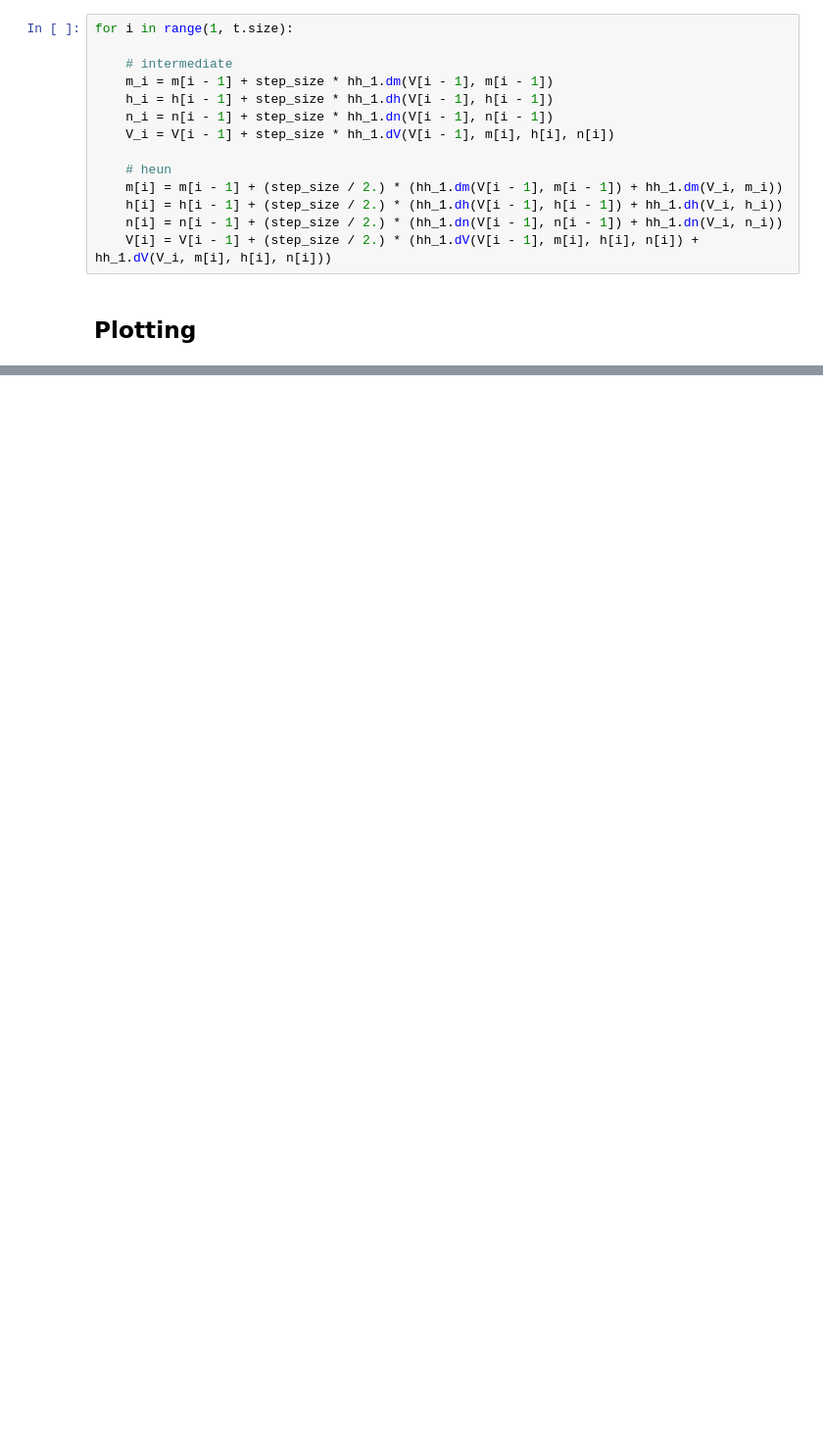
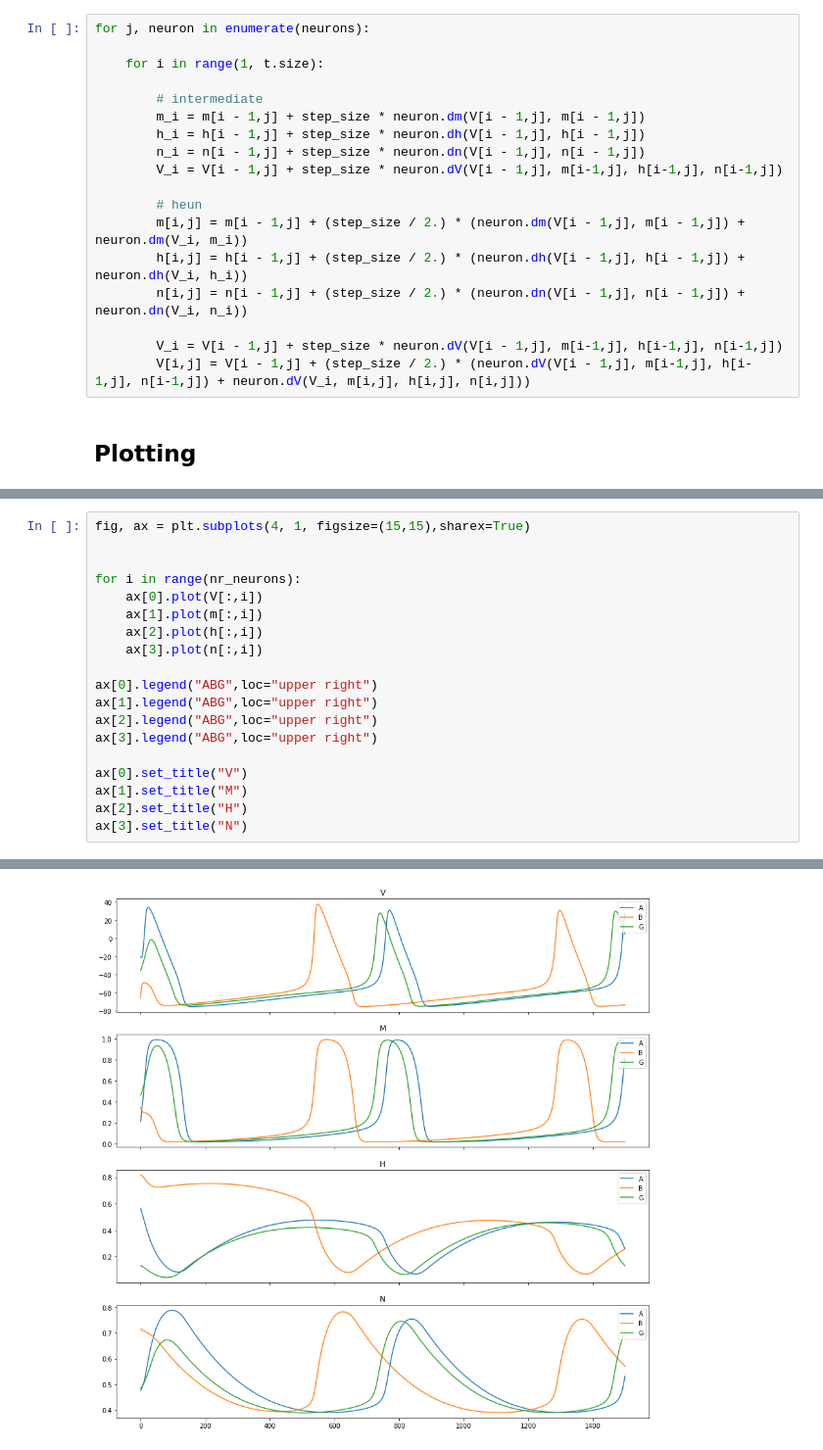
Before and after one commit to ndettmer/neuronal_synchrony_replication, a Jupyter notebook: NoNest.ipynb, the cells around one changed output, grey strips where cells are left out. Shown at 98% size. Drawn from its saved outputs; the diff is of its cells as text; blank space fills up the shorter version.

Commit message:
add structure for multiple neurons and random initialization

```diff
--- a/NoNest.ipynb
+++ b/NoNest.ipynb
@@ -137,18 +146,22 @@ hh_1 = hh_neuron(hh_config)
 # %% [markdown]
 ## Simulation
 # %%
-for i in range(1, t.size):
+for j, neuron in enumerate(neurons):
 
-    # intermediate
-    m_i = m[i - 1] + step_size * hh_1.dm(V[i - 1], m[i - 1])
-    h_i = h[i - 1] + step_size * hh_1.dh(V[i - 1], h[i - 1])
-    n_i = n[i - 1] + step_size * hh_1.dn(V[i - 1], n[i - 1])
-    V_i = V[i - 1] + step_size * hh_1.dV(V[i - 1], m[i], h[i], n[i])
+    for i in range(1, t.size):
 
-    # heun
-    m[i] = m[i - 1] + (step_size / 2.) * (hh_1.dm(V[i - 1], m[i - 1]) + hh_1.dm(V_i, m_i))
-    h[i] = h[i - 1] + (step_size / 2.) * (hh_1.dh(V[i - 1], h[i - 1]) + hh_1.dh(V_i, h_i))
-    n[i] = n[i - 1] + (step_size / 2.) * (hh_1.dn(V[i - 1], n[i - 1]) + hh_1.dn(V_i, n_i))
-    V[i] = V[i - 1] + (step_size / 2.) * (hh_1.dV(V[i - 1], m[i], h[i], n[i]) + hh_1.dV(V_i, m[i], h[i], n[i]))
+        # intermediate
+        m_i = m[i - 1,j] + step_size * neuron.dm(V[i - 1,j], m[i - 1,j])
+        h_i = h[i - 1,j] + step_size * neuron.dh(V[i - 1,j], h[i - 1,j])
+        n_i = n[i - 1,j] + step_size * neuron.dn(V[i - 1,j], n[i - 1,j])
+        V_i = V[i - 1,j] + step_size * neuron.dV(V[i - 1,j], m[i-1,j], h[i-1,j], n[i-1,j])
+
+        # heun
+        m[i,j] = m[i - 1,j] + (step_size / 2.) * (neuron.dm(V[i - 1,j], m[i - 1,j]) + neuron.dm(V_i, m_i))
+        h[i,j] = h[i - 1,j] + (step_size / 2.) * (neuron.dh(V[i - 1,j], h[i - 1,j]) + neuron.dh(V_i, h_i))
+        n[i,j] = n[i - 1,j] + (step_size / 2.) * (neuron.dn(V[i - 1,j], n[i - 1,j]) + neuron.dn(V_i, n_i))
+
+        V_i = V[i - 1,j] + step_size * neuron.dV(V[i - 1,j], m[i-1,j], h[i-1,j], n[i-1,j])
+        V[i,j] = V[i - 1,j] + (step_size / 2.) * (neuron.dV(V[i - 1,j], m[i-1,j], h[i-1,j], n[i-1,j]) + neuron.dV(V_i, m[i,j], h[i,j], n[i,j]))
 # %% [markdown]
 ## Plotting
@@ -173,0 +168,20 @@ final n:  0.6885116965918988
+# %%
+fig, ax = plt.subplots(4, 1, figsize=(15,15),sharex=True)
+
+
+for i in range(nr_neurons):
+    ax[0].plot(V[:,i])
+    ax[1].plot(m[:,i])
+    ax[2].plot(h[:,i])
+    ax[3].plot(n[:,i])
+
+ax[0].legend("ABG",loc="upper right")
+ax[1].legend("ABG",loc="upper right")
+ax[2].legend("ABG",loc="upper right")
+ax[3].legend("ABG",loc="upper right")
+
+ax[0].set_title("V")
+ax[1].set_title("M")
+ax[2].set_title("H")
+ax[3].set_title("N")
+# %% [output]
@@ -173,0 +189 @@ final n:  0.6885116965918988
+[figure, added]
```
Also changed, not shown: parts of 5 cells of this notebook.
